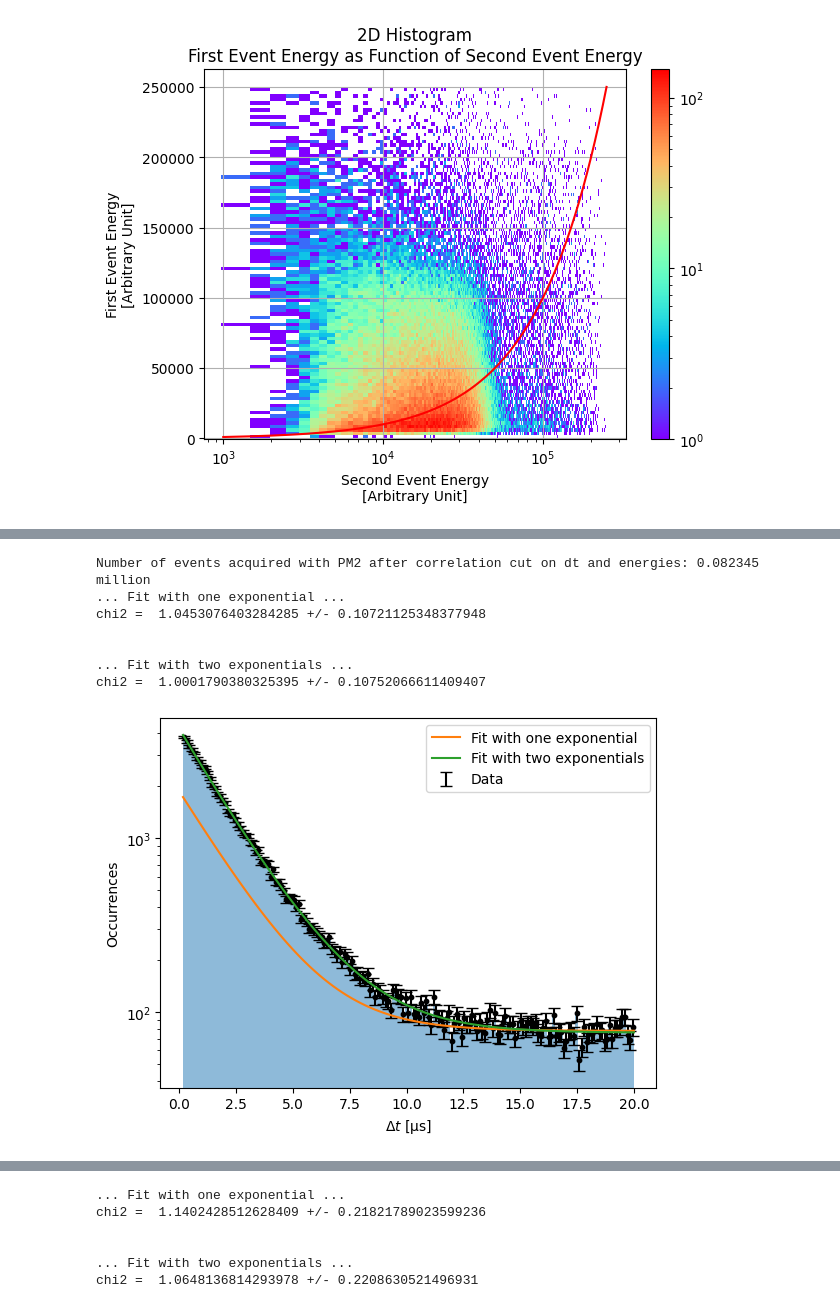
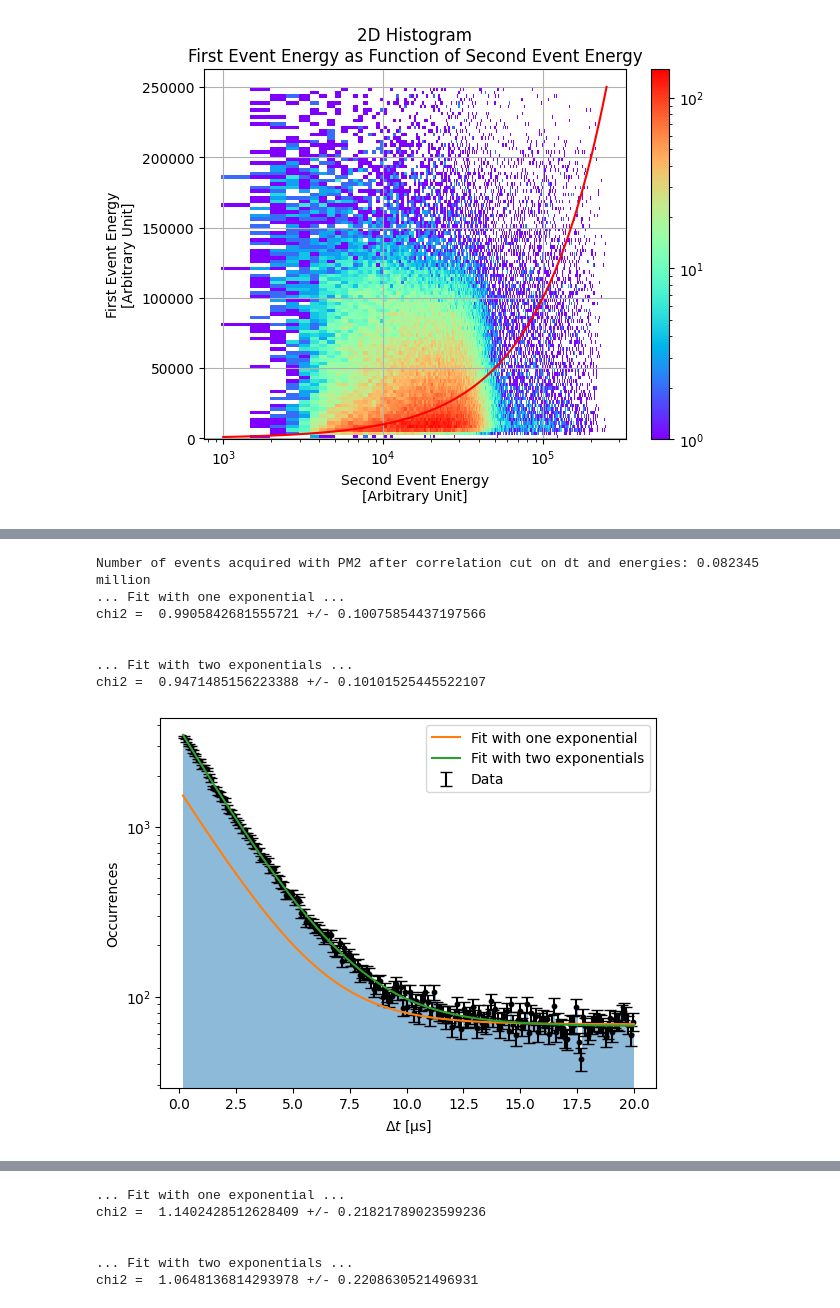
Before and after one commit to hindtaibi/BigMuoneXperiment, a Jupyter notebook: BigAnalysis.ipynb, the cells around one changed output, grey strips where cells are left out. Saved outputs shown, nothing was run; the diff lists cells and outputs as text; code cells hidden in the pictures.

```diff
--- a/BigAnalysis.ipynb
+++ b/BigAnalysis.ipynb
@@ -340,7 +374,7 @@ dt_max = 20
 dt = dt2[(dt2<dt_max) & (nrj2[:-1]<0.25e6) & (nrj2[1:]<0.25e6)][mask]
 print("Number of events acquired with PM2 after correlation cut on dt and energies:", len(dt)/10**6, "million")
 
-N_bins = 177
+N_bins = 200
 hist = np.histogram(dt, bins = N_bins)
 x = hist[1][1:]-(hist[1][1]-hist[1][0])/2
 y = hist[0]
@@ -365,40 +399,40 @@ print('\n')
 popt, cov = curve_fit(BF.exp2, x, y, sigma=y_err, absolute_sigma = True, p0 = np.array([20000, 2, 2, 400]))
 N0 = popt[0]
 lam1 = popt[1]
-lam1_err = cov[1,1]
+lam1_err = np.sqrt(cov[1,1])
 lam2 = popt[2]
-lam2_err = cov[2,2]
+lam2_err = np.sqrt(cov[2,2])
 CC = popt[3]
 
 chi2 = BF.chi2_norm(y, BF.exp2(x, N0, lam1, lam2, CC), y_err, 4)[0]
 chi2_err = BF.chi2_norm(y, BF.exp2(x, N0, lam1, lam2, CC), y_err, 4)[1]
 print("... Fit with two exponentials ...")
 print("chi2 = ", chi2, '+/-', chi2_err)
 
 #-------------------------------------------------------
 
 plt.figure()
 plt.hist(dt2[(dt2<dt_max) & (nrj2[:-1]<0.25e6) & (nrj2[1:]<0.25e6)][mask], bins = N_bins, alpha = 0.5)
 plt.errorbar(x, y, yerr = y_err, linestyle = 'None', fmt='-', capsize=4, c='k', label = 'Data')
 plt.scatter(x, y, c='k', s=10)
 plt.plot(np.linspace(min(dt), max(dt), 100), BF.exp1(np.linspace(min(dt), max(dt), 100), N0, lam, C),
                      label = 'Fit with one exponential')
 plt.plot(np.linspace(min(dt), max(dt), 100), BF.exp2(np.linspace(min(dt), max(dt), 100), N0, lam1, lam2, CC),
                      label = 'Fit with two exponentials')
 plt.xlabel("$\Delta t$ [µs]")
 plt.ylabel("Occurrences")
 plt.yscale('log')
 plt.legend()
 plt.show()
 # %% [output]
 Number of events acquired with PM2 after correlation cut on dt and energies: 0.082345 million
 ... Fit with one exponential ...
-chi2 =  1.0453076403284285 +/- 0.10721125348377948
+chi2 =  0.9905842681555721 +/- 0.10075854437197566
 
 
 ... Fit with two exponentials ...
-chi2 =  1.0001790380325395 +/- 0.10752066611409407
+chi2 =  0.9471485156223388 +/- 0.10101525445522107
-[figure, old version]
+[figure, new version]
 # %%
 tau = 1/lam
 tau_err = lam_err/lam**2
```
Also changed, not shown: parts of 4 cells of this notebook.
